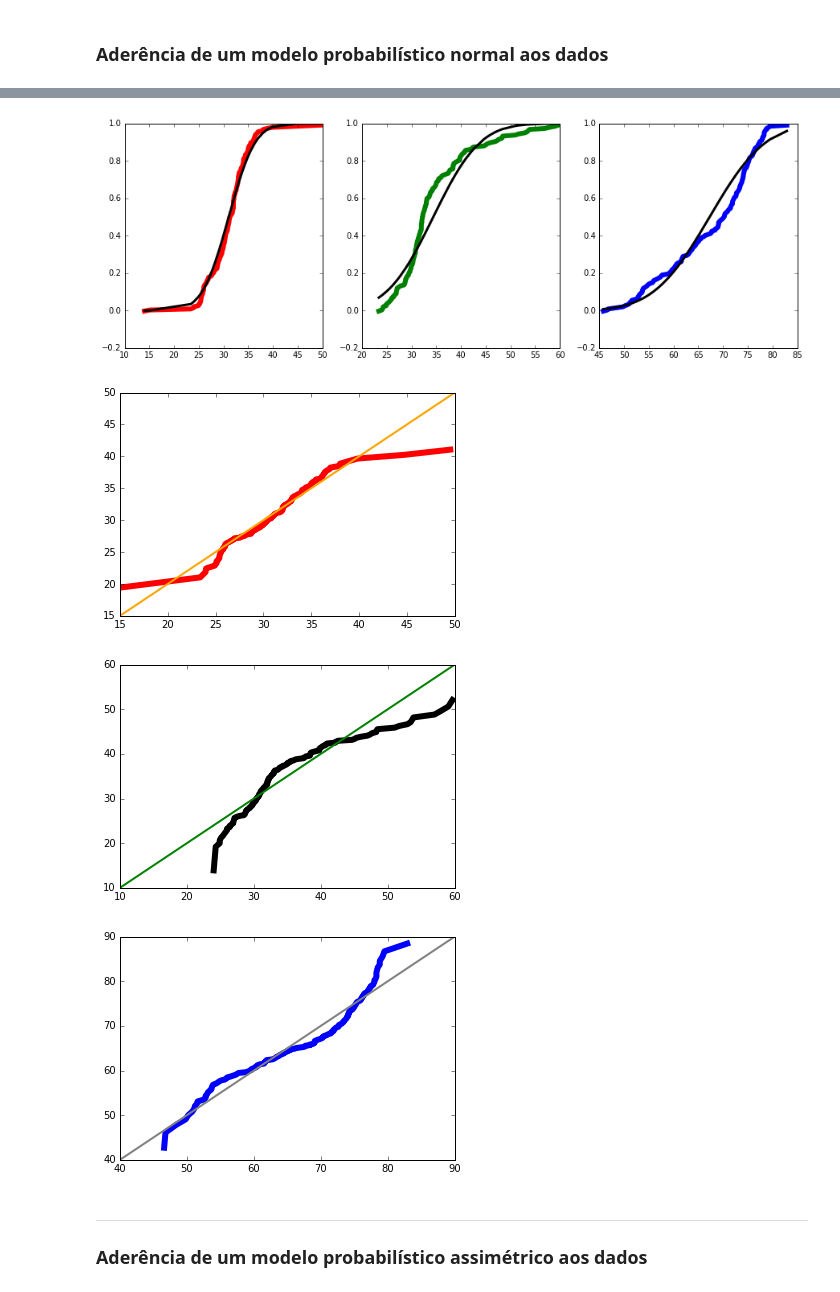
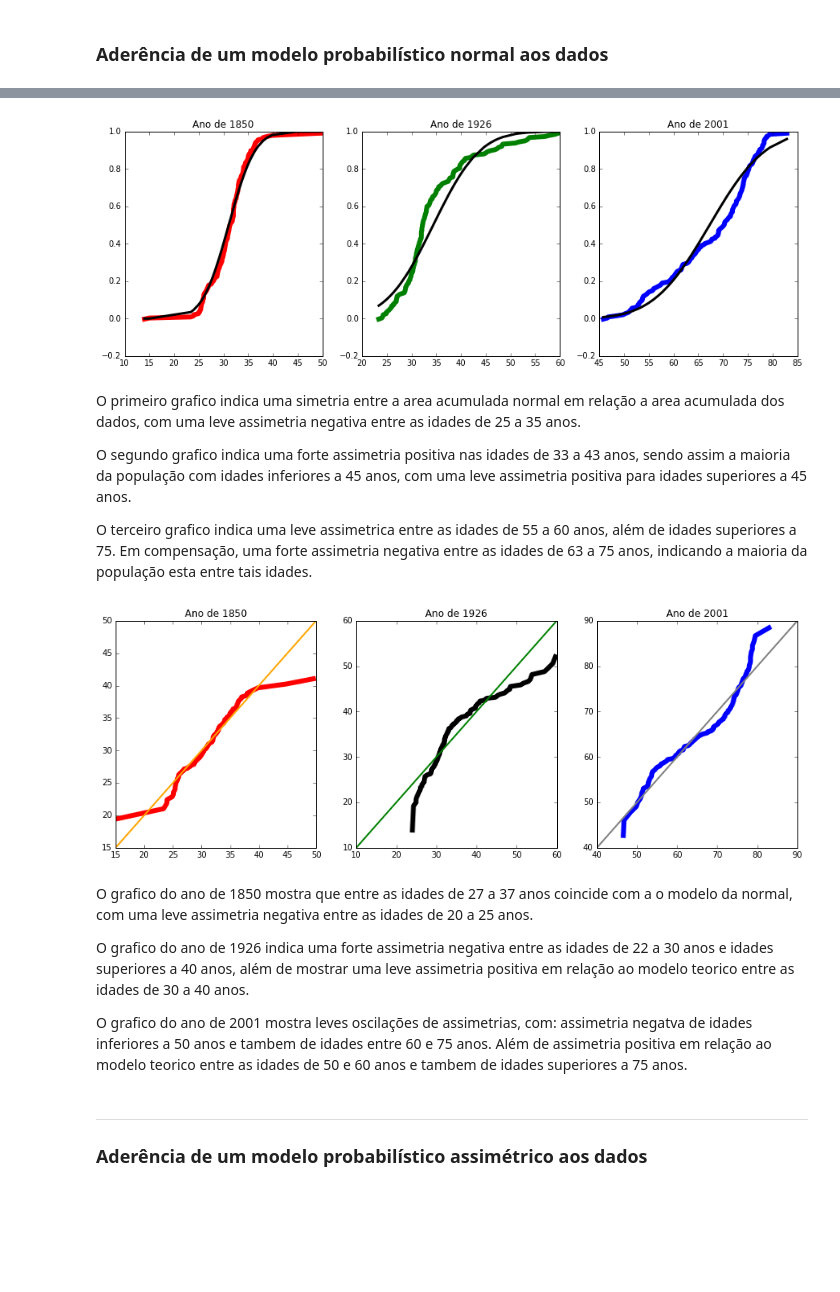
Before and after one commit to brunodratcu/CD1S17, a Jupyter notebook: APS/Projeto 2/Projeto2 Layout.ipynb, the cells around one changed output, grey strips where cells are left out. Drawn from its saved outputs; the diff is of its cells as text; code cells hidden in the pictures; blank space fills up the shorter version.

```diff
--- a/APS/Projeto 2/Projeto2 Layout.ipynb
+++ b/APS/Projeto 2/Projeto2 Layout.ipynb
@@ -178,42 +186,63 @@ fda3 = stats.norm.cdf(dd["2001"], media3, dp3)
 matriz = plt.figure(figsize=(15,5))
 
 plt.subplot(131)
+plt.title("Ano de 1850")
 plt.plot(dd["1850"], freq_acum, lw=6, color="red")
 plt.plot(dd["1850"], fda1, lw=3, color="black")
 
 plt.subplot(132)
+plt.title("Ano de 1926")
 plt.plot(dd["1926"], freq_acum, lw=6, color="green")
 plt.plot(dd["1926"], fda2, lw=3, color="black")
 
 plt.subplot(133)
+plt.title("Ano de 2001")
 plt.plot(dd["2001"], freq_acum, lw=6, color="blue")
 plt.plot(dd["2001"], fda3, lw=3, color="black")
 plt.show()
 # %% [output]
-[figure, old version]
+[figure, new version]
+# %% [markdown]
+O primeiro grafico indica uma simetria entre a area acumulada normal em relação a area acumulada dos dados, com uma leve assimetria negativa entre as idades de 25 a 35 anos.
+
+O segundo grafico indica uma forte assimetria positiva nas idades de 33 a 43 anos, sendo assim a maioria da população com idades inferiores a 45 anos, com uma leve assimetria positiva para idades superiores a 45 anos.
+
+O terceiro grafico indica uma leve assimetrica entre as idades de 55 a 60 anos, além de idades superiores a 75. Em compensação, uma forte assimetria negativa entre as idades de 63 a 75 anos, indicando a maioria da população esta entre tais idades.
 # %%
 qua1 = []
 qua2 = []
 qua3 = []
 
 for i in freq_acum:
     qua1.append(stats.norm.ppf(i, media1, dp1))
     qua2.append(stats.norm.ppf(i, media2, dp2))
     qua3.append(stats.norm.ppf(i, media3, dp3))
 
+matriz = plt.figure(figsize=(15,5))
+
+plt.subplot(131)
 plt.plot(dd["1850"], qua1, lw=6, color="red")
+plt.title("Ano de 1850")
 plt.plot((15,50),(15,50), lw=2,color="orange")
-plt.show()
+
+plt.subplot(132)
 plt.plot(dd["1926"], qua2, lw=6, color="black")
+plt.title("Ano de 1926")
 plt.plot((10,60),(10,60), lw=2, color="green")
-plt.show()
+
+plt.subplot(133)
 plt.plot(dd["2001"], qua3, lw=6, color="blue")
+plt.title("Ano de 2001")
 plt.plot((40,90),(40,90), lw=2, color="grey")
 plt.show()
 # %% [output]
-[figure, old version]
+[figure, new version]
-[figure, removed]
-[figure, removed]
+# %% [markdown]
+O grafico do ano de 1850 mostra que entre as idades de 27 a 37 anos coincide com a o modelo da normal, com uma leve assimetria negativa entre as idades de 20 a 25 anos.
+
+O grafico do ano de 1926 indica uma forte assimetria negativa entre as idades de 22 a 30 anos e idades superiores a 40 anos, além de mostrar uma leve assimetria positiva em relação ao modelo teorico entre as idades de 30 a 40 anos.
+
+O grafico do ano de 2001 mostra leves oscilações de assimetrias, com: assimetria negatva de idades inferiores a 50 anos e tambem de idades entre 60 e 75 anos. Além de assimetria positiva em relação ao modelo teorico entre as idades de 50 e 60 anos e tambem de idades superiores a 75 anos.
 # %% [markdown]
 ___
 ### Aderência de um modelo probabilístico assimétrico aos dados
```
Also changed, not shown: parts of 3 cells of this notebook.
